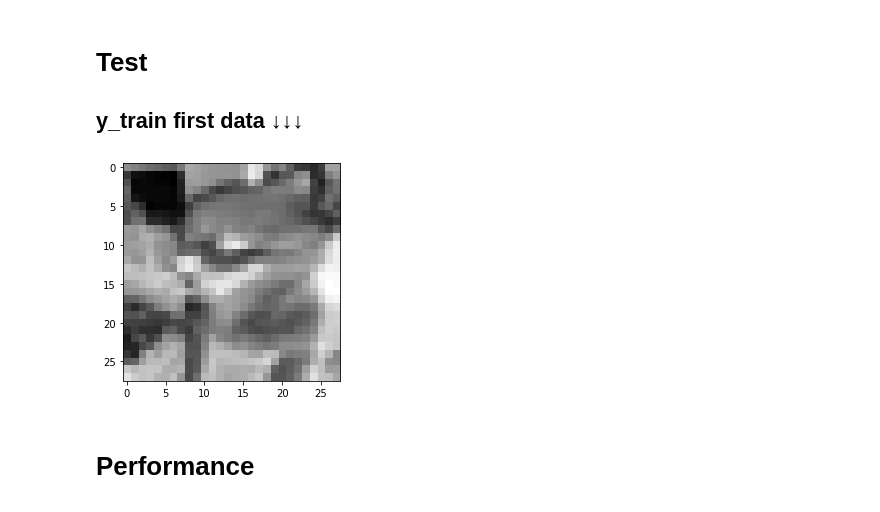
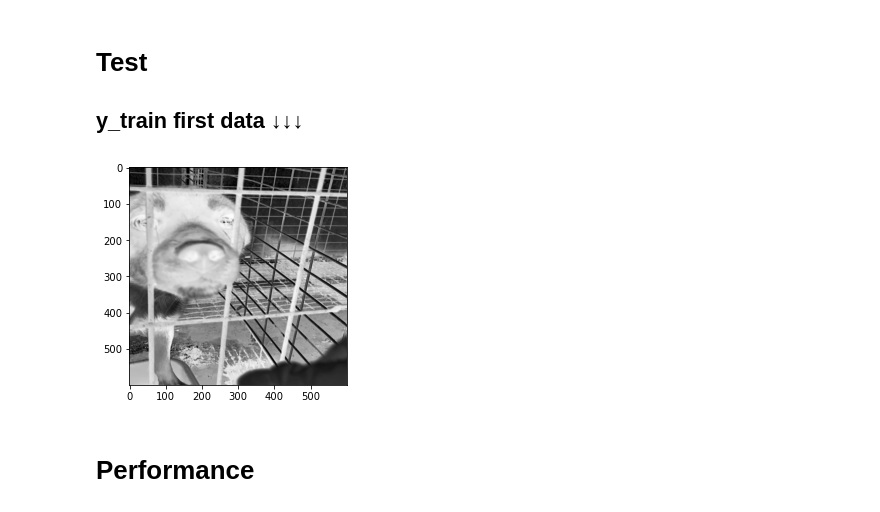
Before and after one commit to qnffnrl/dog_identifier, a Jupyter notebook: first.ipynb, the cells around one changed output. Saved outputs shown, nothing was run; the diff lists cells and outputs as text; code cells hidden in the pictures.

```diff
--- a/first.ipynb
+++ b/first.ipynb
@@ -47,5 +71,5 @@ import random
 # %%
-filenames = os.listdir("./grayImages/")
+filenames = os.listdir("./grayImages600/")
 categories = []
 for filename in filenames:
     category = filename.split('.')[0][:4]
@@ -172,9 +196,9 @@ print(totalFileCount)
 # %%
 train_input = []
 # %%
-filenames = os.listdir("./grayImages/")
+filenames = os.listdir("./grayImages600/")
 for filename in filenames:
-    train_input.append( np.array(Image.open('./grayImages/' + filename)) )
+    train_input.append( np.array(Image.open('./grayImages600/' + filename)) )
 # %%
 train_input = np.array(train_input)
 # %%
@@ -208,2 +234,2 @@ print(train_input.shape)
 # %%
-train_scaled = train_input.reshape(-1, 28, 28, 1) / 255.0
+train_scaled = train_input.reshape(-1, 600, 600, 1) / 255.0
@@ -254,2 +301,0 @@ model_CNN.add(keras.layers.Dense(258, activation='softmax'))
-# %%
-train_scaled, val_scaled, train_target, val_target = train_test_split(train_scaled, train_target, test_size=0.2, random_state=42)
@@ -330,10 +370,10 @@ model_CNN2.evaluate(val_scaled, val_target)
 # Test
 ## y_train first data ↓↓↓
 # %%
-plt.imshow(val_scaled[0].reshape(28, 28), cmap='gray_r')
+plt.imshow(val_scaled[0].reshape(600, 600), cmap='gray_r')
 plt.show()
 # %% [output]
-[figure, old version]
+[figure, new version]
 # %% [markdown]
 # Performance
 # %% [markdown]
```
Also changed, not shown: parts of 43 cells of this notebook, 1 other file.
